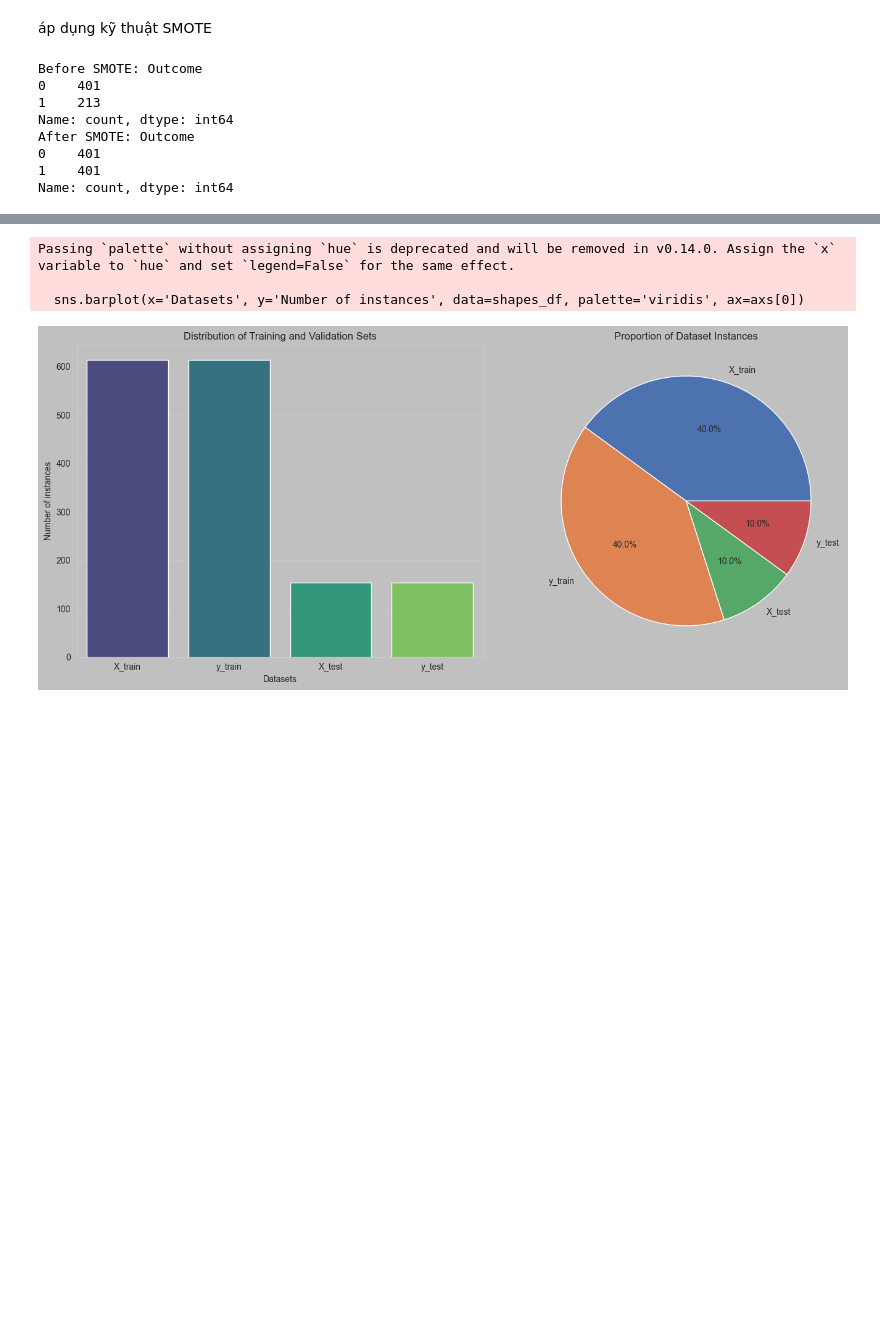
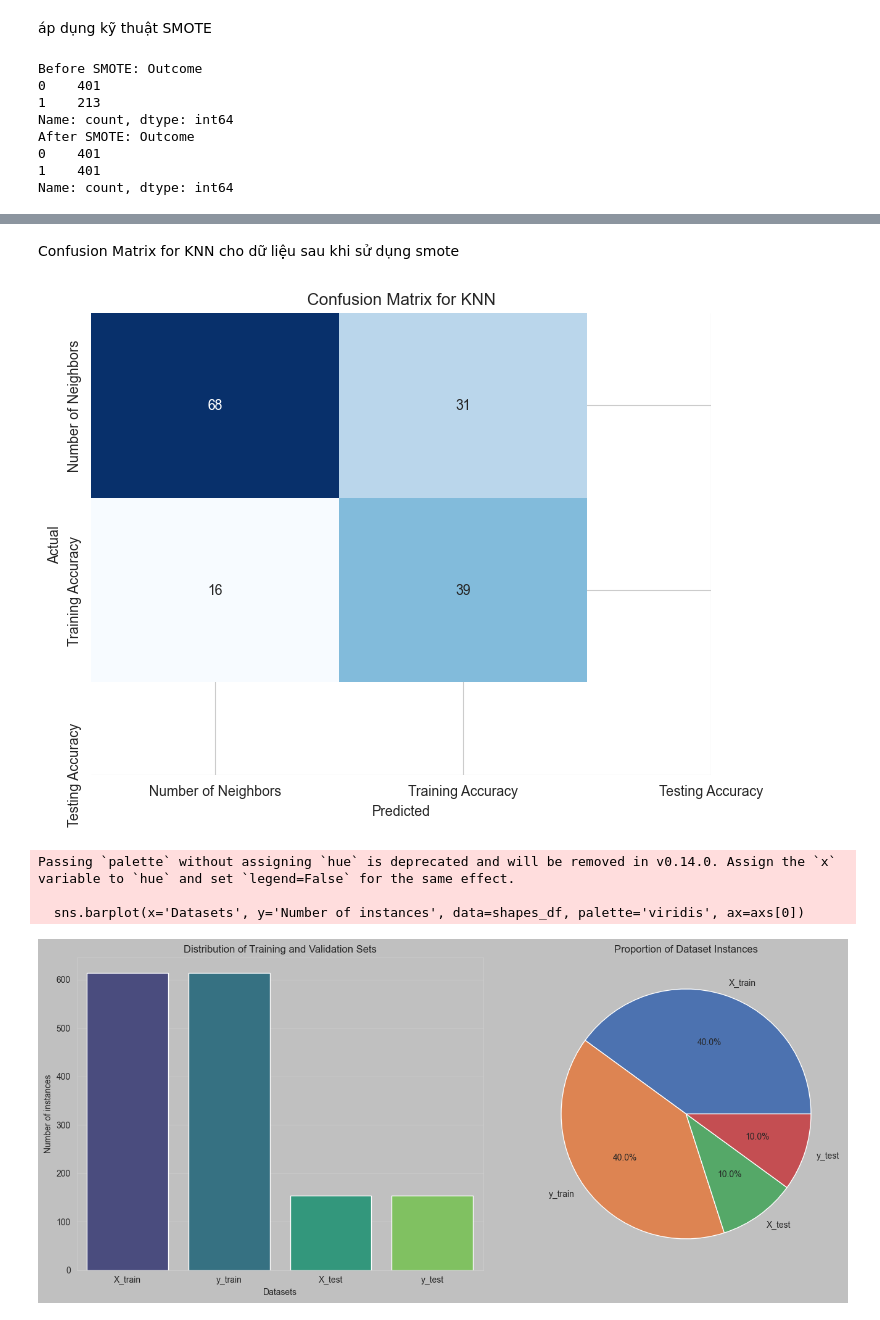
Before and after one commit to Nguyenthanh0511/Learn_MachineLearning, a Jupyter notebook: Diabetes Risk Analysis 23-10-2024.ipynb, the cells around one changed output, grey strips where cells are left out. Saved outputs shown, nothing was run; the diff lists cells and outputs as text; code cells hidden in the pictures; blank space fills up the shorter version.

```diff
--- a/Diabetes Risk Analysis 23-10-2024.ipynb
+++ b/Diabetes Risk Analysis 23-10-2024.ipynb
@@ -684,3 +698,21 @@ plt.show()
+# %% [markdown]
+Confusion Matrix for KNN cho dữ liệu sau khi sử dụng smote
+# %%
+from sklearn.metrics import confusion_matrix
+# Tính ma trận nhầm lẫn
+conf_matrix = confusion_matrix(y_test, y_pred_new)
+
+# Vẽ biểu đồ ma trận nhầm lẫn
+plt.figure(figsize=(8, 6))
+sns.heatmap(conf_matrix, annot=True, fmt='d', cmap='Blues', cbar=False,
+            xticklabels=df.columns, yticklabels=df.columns)
+
+plt.title('Confusion Matrix for KNN')
+plt.xlabel('Predicted')
+plt.ylabel('Actual')
+plt.show()
+# %% [output]
+[figure, added]
 # %%
 # Create a dictionary to store the shapes of datasets
 shapes = {
```
Also changed, not shown: parts of 25 cells of this notebook.
